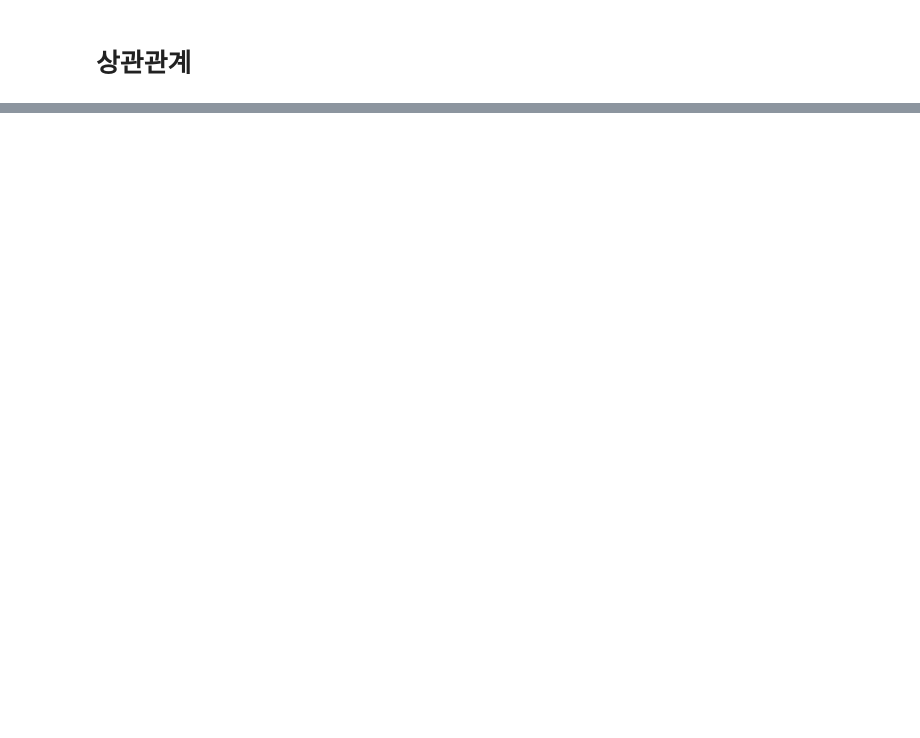
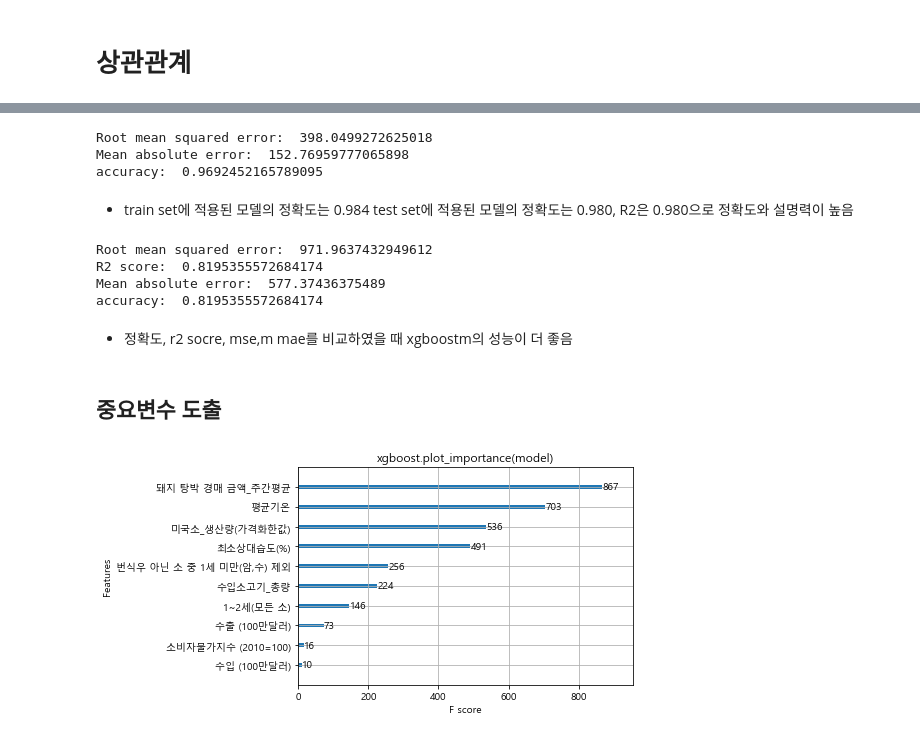
Before and after one commit to DSC-SCH/livestock-solution-project, a Jupyter notebook: eda/all_merged_data.ipynb, the cells around one changed output, grey strips where cells are left out. Cells and saved outputs as stored; diff of their text form; code cells hidden in the pictures; blank space fills up the shorter version.

```diff
--- a/eda/all_merged_data.ipynb
+++ b/eda/all_merged_data.ipynb
@@ -260,0 +276,2 @@ df_final.to_pickle('전체merge.pkl')
+# %%
+df_final['미국소_생산량(가격화한값)'] = df_final['미국소_생산량(가격화한값)'].astype('int32')
@@ -260,0 +300,9 @@ df_final.to_pickle('전체merge.pkl')
+# %%
+from sklearn import preprocessing
+
+features = ['미국소_생산량(가격화한값)', '번식우 아닌 소 중 1세 미만(암,수) 제외', '1~2세(모든 소)','돼지 탕박 경매 금액_주간평균', '수출 (100만달러)', '수입 (100만달러)', '소비자물가지수 (2010=100)','수입소고기_총량','평균기온','최소상대습도(%)']
+
+# 이상치에 민감하지 않은 robustsclaer적용 (돼지탕박경매금액_주간평균에 이상치가 포함되어 있었기 때문)
+robust_scaler = preprocessing.RobustScaler()
+np_scaled_data = robust_scaler.fit_transform(df_final[features])
+scaled_data = df_final.copy()
@@ -260,0 +325,26 @@ df_final.to_pickle('전체merge.pkl')
+# %%
+scaled_data[features] = np_scaled_data
+# %%
+from sklearn.model_selection import KFold
+import xgboost
+
+kf = KFold(n_splits=5,shuffle=True)
+print(type(kf))
+
+fold_idx = 1
+
+for train_idx, test_idx in kf.split(scaled_data):
+
+    train_d, test_d = scaled_data.iloc[train_idx], scaled_data.iloc[test_idx]
+
+    train_y = train_d['한우 평균경매 금액_주간평균']
+    train_x = train_d[features]
+
+    test_y = test_d['한우 평균경매 금액_주간평균']
+    test_x = test_d[features]
+
+    xgb =xgboost.XGBRegressor(n_estimators = 200, learning_rate = 0.1, max_depth = 5)
+    xgb.fit(train_x,train_y)
+
+    mean_accuracy = xgb.score(test_x,test_y)
+    print('mean_accuracy = {}'.format(mean_accuracy))
@@ -260,0 +405,41 @@ df_final.to_pickle('전체merge.pkl')
+# %%
+xgb_pred = xgb.predict(train_x)
+mse = mean_squared_error(train_y, xgb_pred)
+mae = mean_absolute_error(train_y, xgb_pred)
+mean_accuracy = xgb.score(train_x,train_y)
+
+print('Root mean squared error: ', np.sqrt(mse))
+print('Mean absolute error: ', mae)
+print('accuracy: ', mean_accuracy)
+# %% [output]
+Root mean squared error:  398.0499272625018
+Mean absolute error:  152.76959777065898
+accuracy:  0.9692452165789095
+# %% [markdown]
+* train set에 적용된 모델의 정확도는 0.984 test set에 적용된 모델의 정확도는 0.980, R2은  0.980으로 정확도와 설명력이 높음
+# %%
+rf_pred = rf.predict(test_x)
+mse = mean_squared_error(test_y, rf_pred)
+r2 = r2_score(test_y, rf_pred)
+mae = mean_absolute_error(test_y, rf_pred)
+mean_accuracy = rf.score(test_x,test_y)
+
+print('Root mean squared error: ', np.sqrt(mse))
+print('R2 score: ', r2)
+print('Mean absolute error: ', mae)
+print('accuracy: ', mean_accuracy)
+# %% [output]
+Root mean squared error:  971.9637432949612
+R2 score:  0.8195355572684174
+Mean absolute error:  577.37436375489
+accuracy:  0.8195355572684174
+# %% [markdown]
+* 정확도, r2 socre, mse,m mae를 비교하였을 때 xgboostm의 성능이 더 좋음
+# %% [markdown]
+## 중요변수 도출
+# %%
+xgboost.plot_importance(xgb)
+plt.title("xgboost.plot_importance(model)")
+plt.show()
+# %% [output]
+[figure, added]
```
Also changed, not shown: parts of 28 cells of this notebook.
